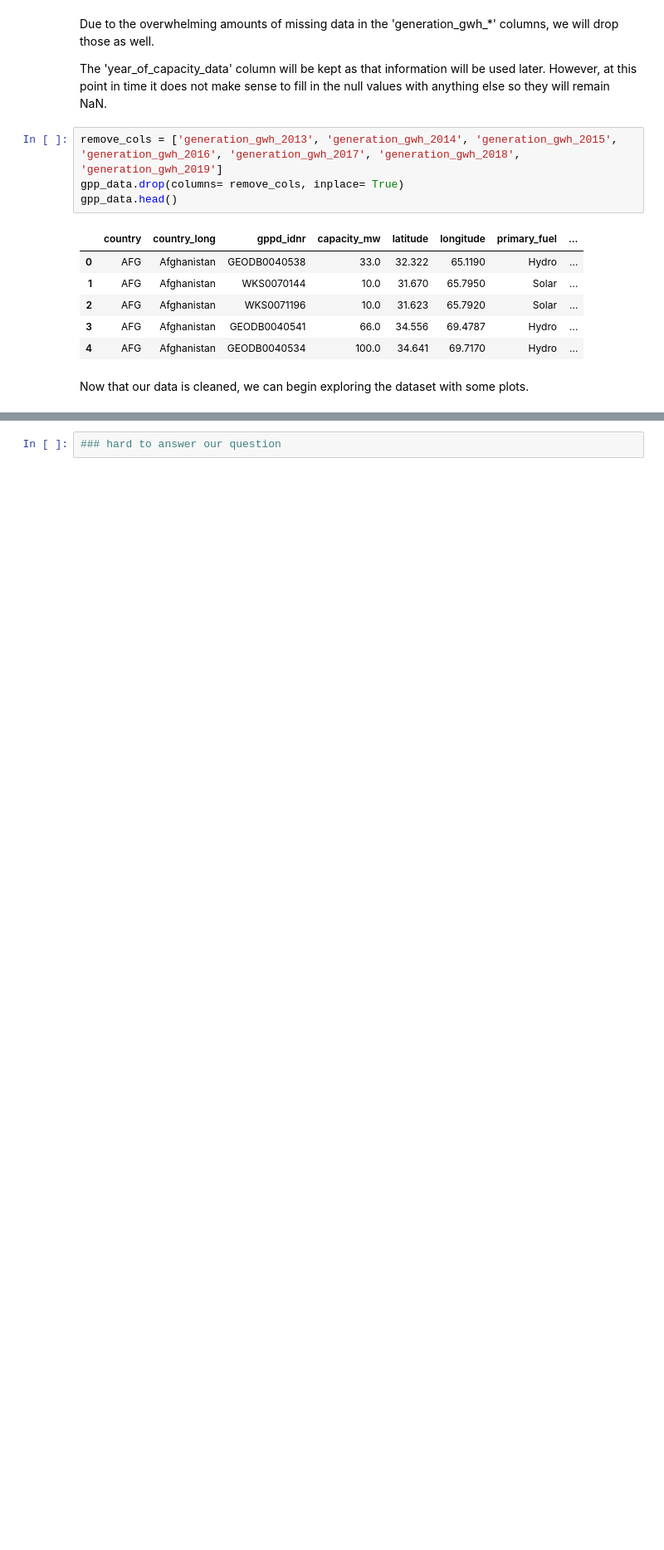
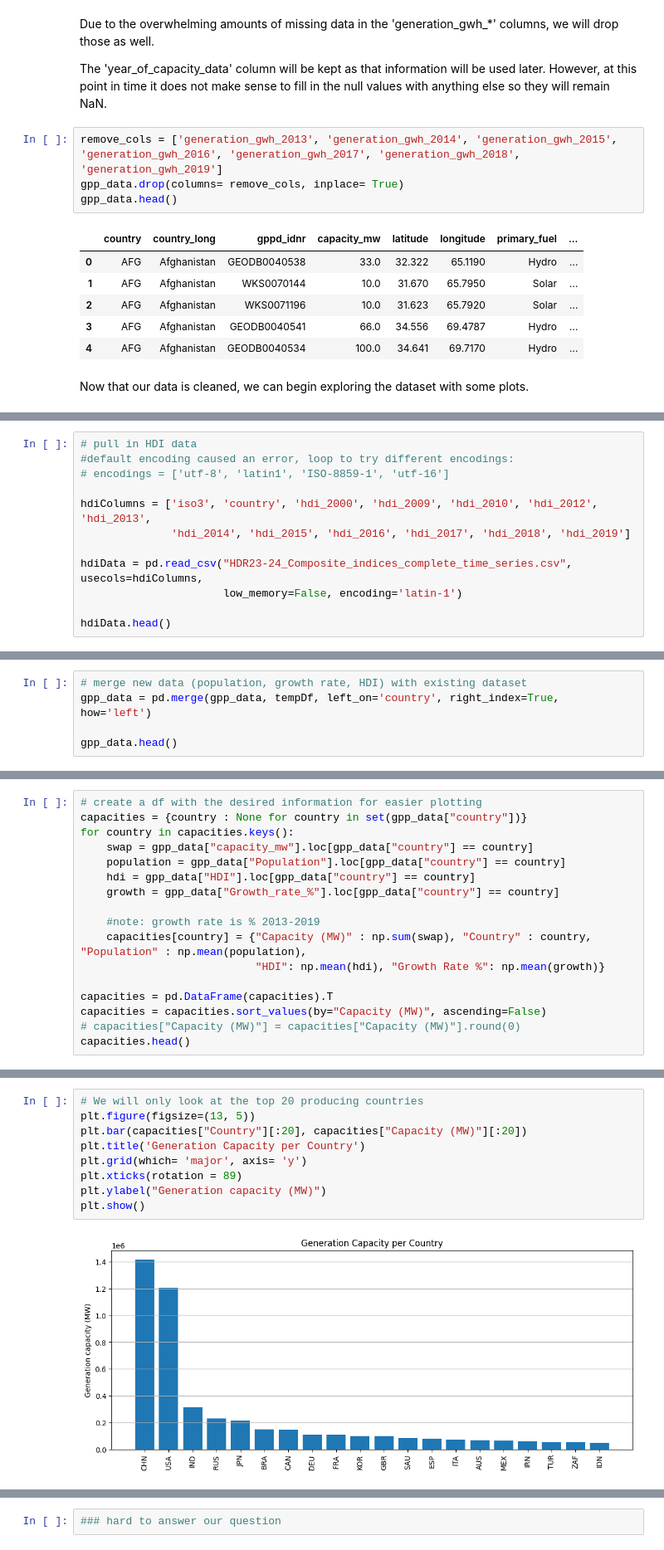
Before and after one commit to jlstjohn/coil_project, a Jupyter notebook: global_power_plant_project/gpp_final.ipynb, the cells around one changed output, grey strips where cells are left out. Shown at 83% size. Cells and saved outputs as stored; diff of their text form; blank space fills up the shorter version.

```diff
--- a/global_power_plant_project/gpp_final.ipynb
+++ b/global_power_plant_project/gpp_final.ipynb
@@ -193,0 +285,12 @@ Now that our data is cleaned, we can begin exploring the dataset with some plots
+# %%
+# pull in HDI data
+#default encoding caused an error, loop to try different encodings:
+# encodings = ['utf-8', 'latin1', 'ISO-8859-1', 'utf-16']
+
+hdiColumns = ['iso3', 'country', 'hdi_2000', 'hdi_2009', 'hdi_2010', 'hdi_2012', 'hdi_2013',
+              'hdi_2014', 'hdi_2015', 'hdi_2016', 'hdi_2017', 'hdi_2018', 'hdi_2019']
+
+hdiData = pd.read_csv("HDR23-24_Composite_indices_complete_time_series.csv", usecols=hdiColumns,
+                      low_memory=False, encoding='latin-1')
+
+hdiData.head()
@@ -193,0 +366,5 @@ Now that our data is cleaned, we can begin exploring the dataset with some plots
+# %%
+# merge new data (population, growth rate, HDI) with existing dataset
+gpp_data = pd.merge(gpp_data, tempDf, left_on='country', right_index=True, how='left')
+
+gpp_data.head()
@@ -193,0 +380,17 @@ Now that our data is cleaned, we can begin exploring the dataset with some plots
+# %%
+# create a df with the desired information for easier plotting
+capacities = {country : None for country in set(gpp_data["country"])}
+for country in capacities.keys():
+    swap = gpp_data["capacity_mw"].loc[gpp_data["country"] == country]
+    population = gpp_data["Population"].loc[gpp_data["country"] == country]
+    hdi = gpp_data["HDI"].loc[gpp_data["country"] == country]
+    growth = gpp_data["Growth_rate_%"].loc[gpp_data["country"] == country]
+
+    #note: growth rate is % 2013-2019
+    capacities[country] = {"Capacity (MW)" : np.sum(swap), "Country" : country, "Population" : np.mean(population),
+                           "HDI": np.mean(hdi), "Growth Rate %": np.mean(growth)}
+
+capacities = pd.DataFrame(capacities).T
+capacities = capacities.sort_values(by="Capacity (MW)", ascending=False)
+# capacities["Capacity (MW)"] = capacities["Capacity (MW)"].round(0)
+capacities.head()
@@ -193,0 +404,11 @@ Now that our data is cleaned, we can begin exploring the dataset with some plots
+# %%
+# We will only look at the top 20 producing countries
+plt.figure(figsize=(13, 5))
+plt.bar(capacities["Country"][:20], capacities["Capacity (MW)"][:20])
+plt.title('Generation Capacity per Country')
+plt.grid(which= 'major', axis= 'y')
+plt.xticks(rotation = 89)
+plt.ylabel("Generation capacity (MW)")
+plt.show()
+# %% [output]
+[figure, added]
```
Also changed, not shown: parts of 36 cells of this notebook.
